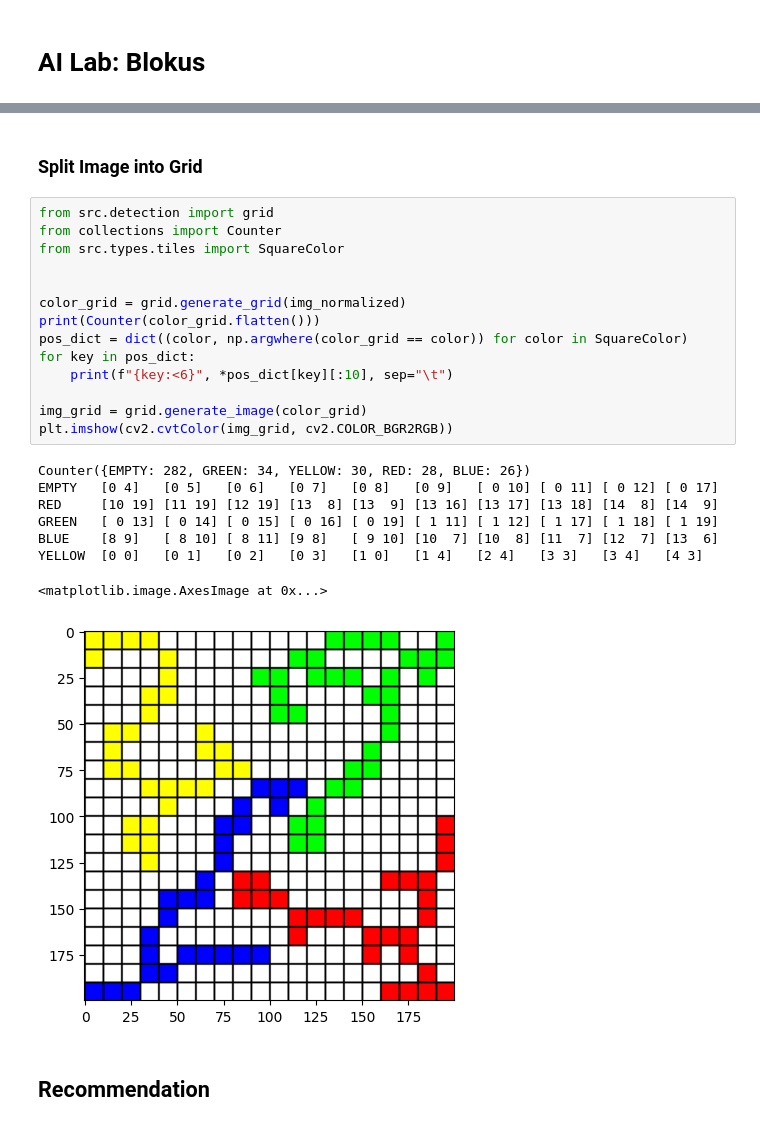
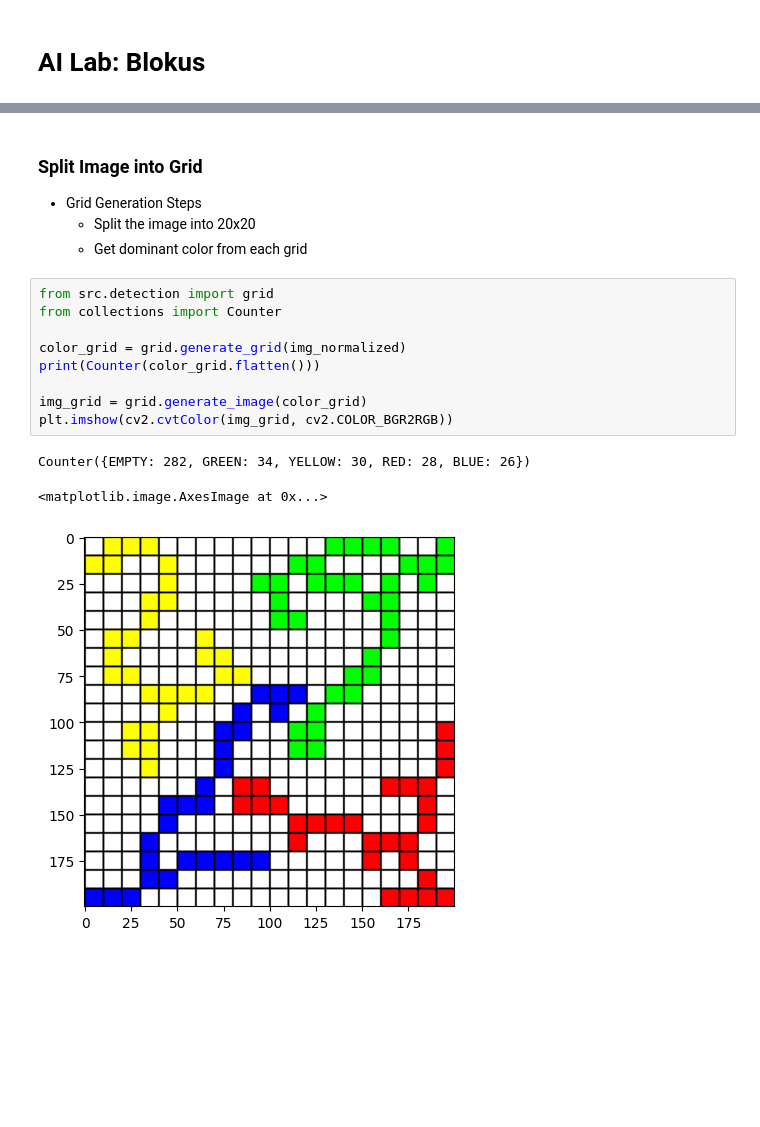
Before and after one commit to tlab-unip/ai_lab_blokus, a Jupyter notebook: readme.ipynb, the cells around one changed output, grey strips where cells are left out. Saved outputs shown, nothing was run; the diff lists cells and outputs as text; blank space fills up the shorter version.

```diff
--- a/readme.ipynb
+++ b/readme.ipynb
@@ -86,30 +83,22 @@ ax.imshow(cv2.cvtColor(img_normalized, cv2.COLOR_BGR2RGB))
 # %% [output]
 <matplotlib.image.AxesImage at 0x...>
 [figure]
-# %% [markdown]
-### Split Image into Grid
+# %% [markdown]
+### Split Image into Grid
+
+- Grid Generation Steps
+  - Split the image into 20x20
+  - Get dominant color from each grid
 # %%
 from src.detection import grid
 from collections import Counter
-from src.types.tiles import SquareColor
-
 
 color_grid = grid.generate_grid(img_normalized)
 print(Counter(color_grid.flatten()))
-pos_dict = dict((color, np.argwhere(color_grid == color)) for color in SquareColor)
-for key in pos_dict:
-    print(f"{key:<6}", *pos_dict[key][:10], sep="\t")
 
 img_grid = grid.generate_image(color_grid)
 plt.imshow(cv2.cvtColor(img_grid, cv2.COLOR_BGR2RGB))
 # %% [output]
 Counter({EMPTY: 282, GREEN: 34, YELLOW: 30, RED: 28, BLUE: 26})
-EMPTY   [0 4]   [0 5]   [0 6]   [0 7]   [0 8]   [0 9]   [ 0 10] [ 0 11] [ 0 12] [ 0 17]
-RED     [10 19] [11 19] [12 19] [13  8] [13  9] [13 16] [13 17] [13 18] [14  8] [14  9]
-GREEN   [ 0 13] [ 0 14] [ 0 15] [ 0 16] [ 0 19] [ 1 11] [ 1 12] [ 1 17] [ 1 18] [ 1 19]
-BLUE    [8 9]   [ 8 10] [ 8 11] [9 8]   [ 9 10] [10  7] [10  8] [11  7] [12  7] [13  6]
-YELLOW  [0 0]   [0 1]   [0 2]   [0 3]   [1 0]   [1 4]   [2 4]   [3 3]   [3 4]   [4 3]
 <matplotlib.image.AxesImage at 0x...>
-[figure, old version]
+[figure, new version]
-# %% [markdown]
-## Recommendation
```
Also changed, not shown: parts of 14 cells of this notebook, 10 other files.
